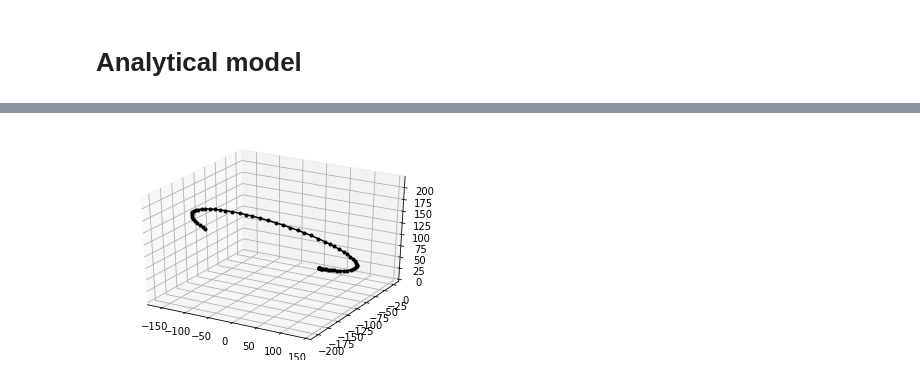
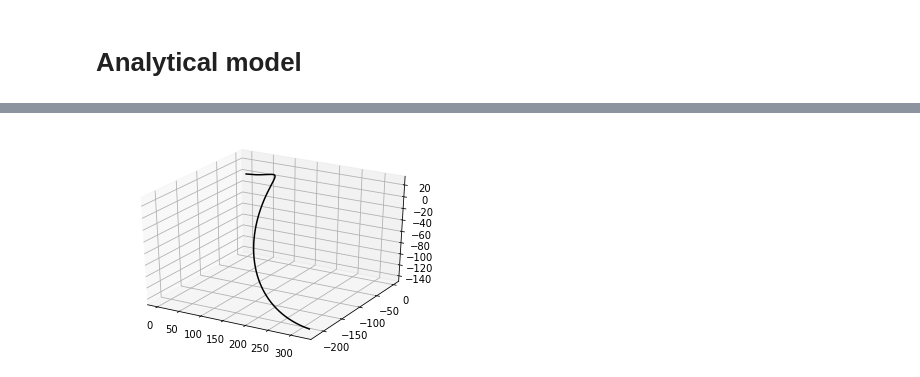
Before and after one commit to cisprague/bts-2021, a Jupyter notebook: notebooks/bts-2021.ipynb, the cells around one changed output, grey strips where cells are left out. Drawn from its saved outputs; the diff is of its cells as text; code cells hidden in the pictures.

```diff
--- a/notebooks/bts-2021.ipynb
+++ b/notebooks/bts-2021.ipynb
@@ -92,7 +100,7 @@ def f(x, u, params):
   ]))
   coupling = np.matmul(skew(rp), forces)
   D = np.block([
-    [forces, np.zeros([3,3])],
+    [forces, np.zeros((3,3))],
     [-coupling, moments]
   ])
   assert D.shape == (6, 6)
@@ -151,7 +159,7 @@ def f(x, u, params):
 
   # velocity and acceleration
   etadot = np.block([J_eta.dot(nu)])
-  nudot = np.linalg.inv(M).dot(tauc - ((CRB + D).dot(nu - geta)))
+  nudot = np.linalg.inv(M).dot(tauc - (CRB + D).dot(nu - geta))
 
   # state-space
   sdot = np.block([etadot, nudot])
@@ -171,13 +187,13 @@ def simulate(x, T, pi, params):
       lambda t, x: f(x, pi(x), params),
       (0, T),
       x,
-      method='RK45',
-      atol=1e-5,
-      rtol=1e-5
+      method='DOP853',
+      atol=1e-8,
+      rtol=1e-8
   )
   return sol.y.T, sol.t
 # %%
-x = np.array([0, 0, 0, 0, 0, 0, 0, 0, 0, 0, 0, 0])
+x = np.array([0., 0., 0., 0., 0., 0., 0., 0., 0., 0., 0., 0.])
 T = 50
-pi = lambda x: np.array([1000.0, 1000.0, 0.1, 0.1, 0, 0])
+pi = lambda x: np.array([1000.0, 50.0, 0.1, 0.1, 0, 0])
 trajectory, times = simulate(x, T, pi, params)
@@ -184,7 +202,7 @@ trajectory, times = simulate(x, T, pi, params)
 # %%
 fig = plt.figure()
 ax = fig.add_subplot(111, projection='3d')
-ax.plot(trajectory[:,0], trajectory[:,1], trajectory[:,2], 'k.-')
+ax.plot(trajectory[:,0], trajectory[:,1], trajectory[:,2], 'k-')
 plt.show()
 # %% [output]
-[figure, old version]
+[figure, new version]
```
Also changed, not shown: parts of 9 cells of this notebook.
